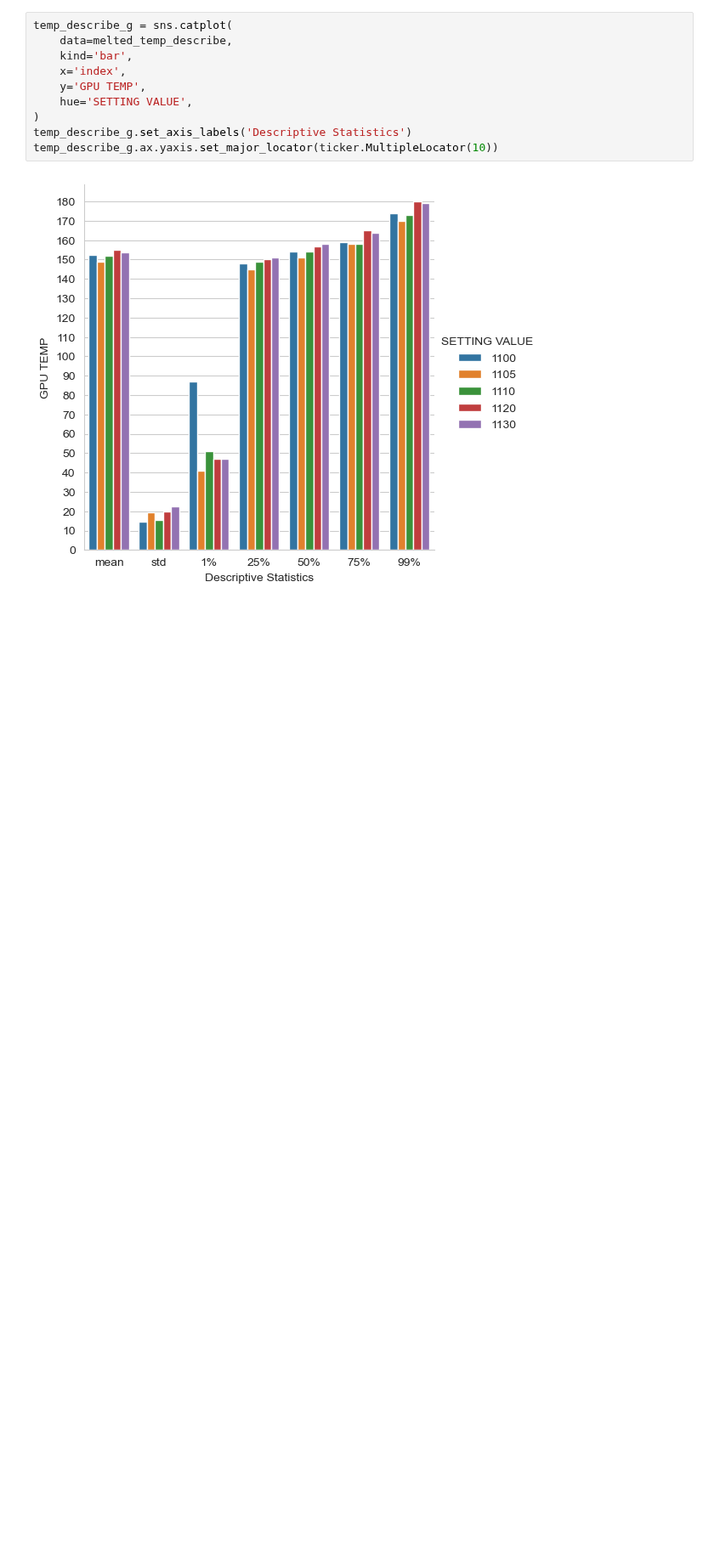
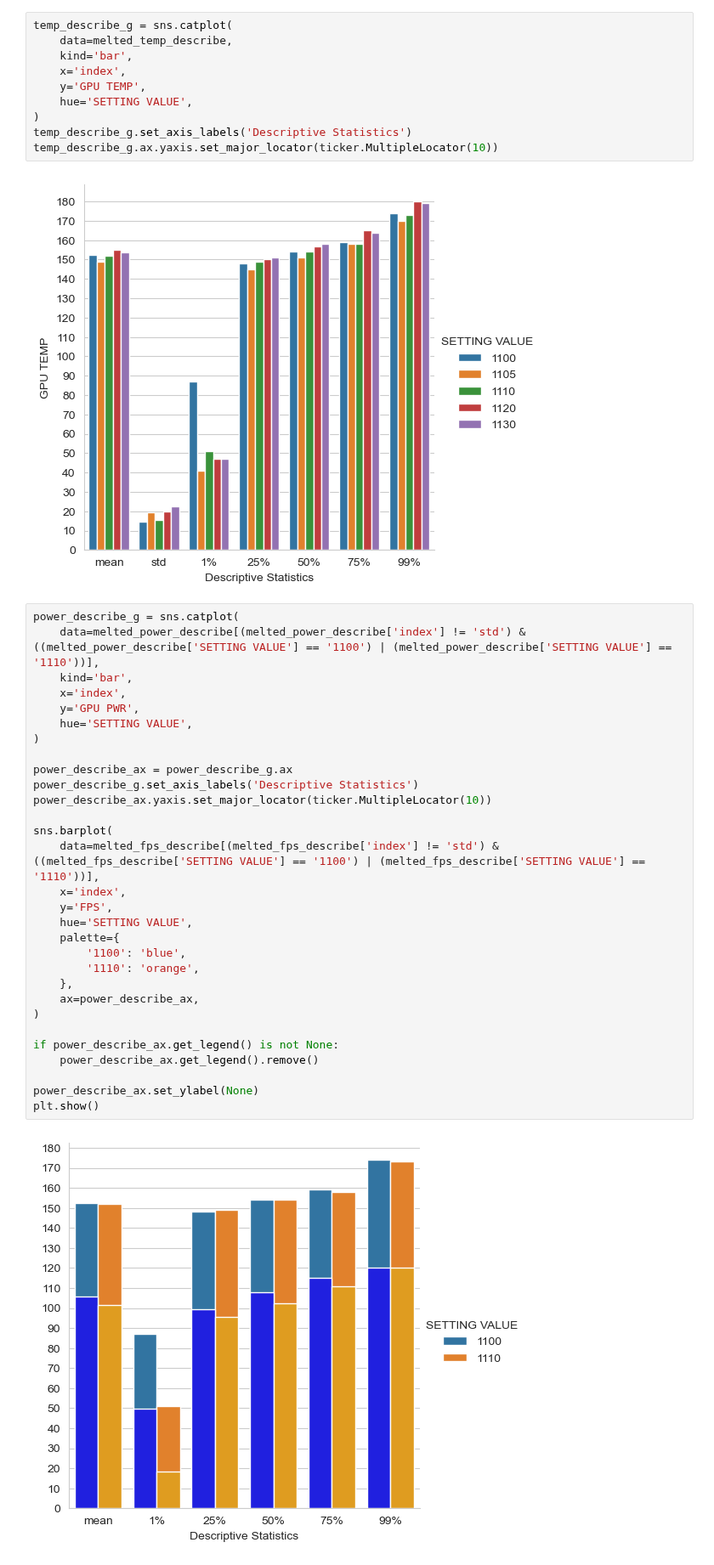
Before and after one commit to basil1015/gpu-performance-logs, a Jupyter notebook: Voltage.ipynb, the cells around one changed output. Shown at 85% size. Drawn from its saved outputs; the diff is of its cells as text; blank space fills up the shorter version.

Commit message:
설정값 최종 선정 및 비교교
- 1100, 1110만 선별
- 그래프 데이터 필터링 방법 개선(isin 사용)
- '1%' index 표시 제외

```diff
--- a/Voltage.ipynb
+++ b/Voltage.ipynb
@@ -202,3 +202,35 @@ temp_describe_g.set_axis_labels('Descriptive Statistics')
 temp_describe_g.ax.yaxis.set_major_locator(ticker.MultipleLocator(10))
 # %% [output]
 [figure]
+# %%
+power_describe_g = sns.catplot(
+    data=melted_power_describe[(melted_power_describe['index'] != 'std') & ((melted_power_describe['SETTING VALUE'] == '1100') | (melted_power_describe['SETTING VALUE'] == '1110'))],
+    kind='bar',
+    x='index',
+    y='GPU PWR',
+    hue='SETTING VALUE',
+)
+
+power_describe_ax = power_describe_g.ax
+power_describe_g.set_axis_labels('Descriptive Statistics')
+power_describe_ax.yaxis.set_major_locator(ticker.MultipleLocator(10))
+
+sns.barplot(
+    data=melted_fps_describe[(melted_fps_describe['index'] != 'std') & ((melted_fps_describe['SETTING VALUE'] == '1100') | (melted_fps_describe['SETTING VALUE'] == '1110'))],
+    x='index',
+    y='FPS',
+    hue='SETTING VALUE',
+    palette={
+        '1100': 'blue',
+        '1110': 'orange',
+    },
+    ax=power_describe_ax,
+)
+
+if power_describe_ax.get_legend() is not None:
+    power_describe_ax.get_legend().remove()
+
+power_describe_ax.set_ylabel(None)
+plt.show()
+# %% [output]
+[figure, added]
```
Also changed, not shown: parts of 2 cells of this notebook.
